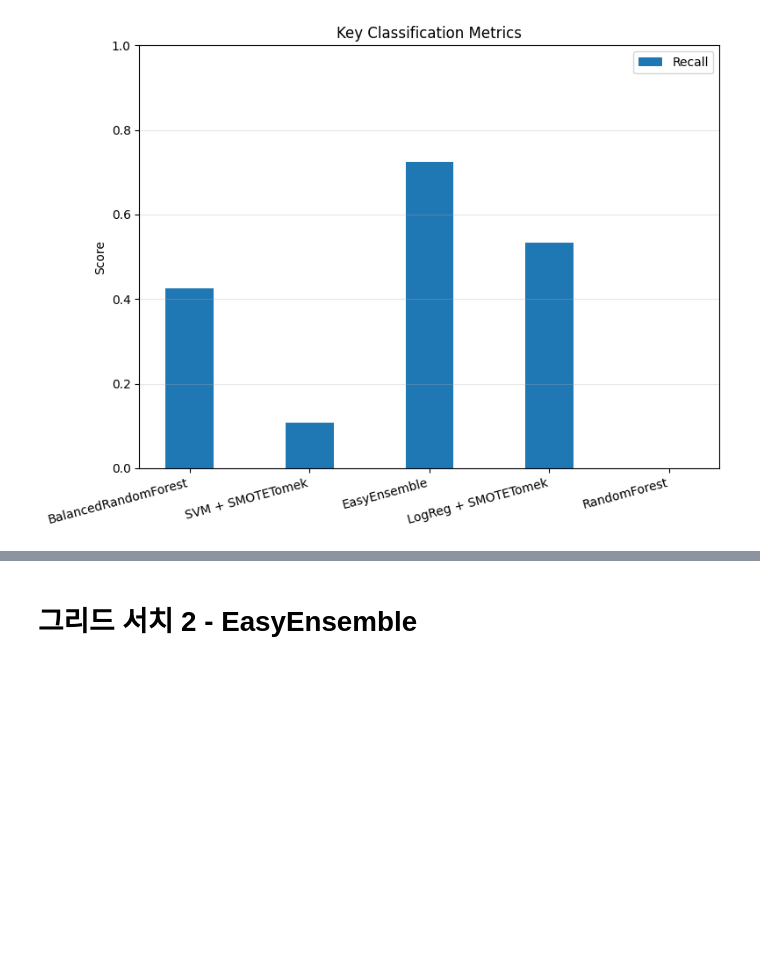
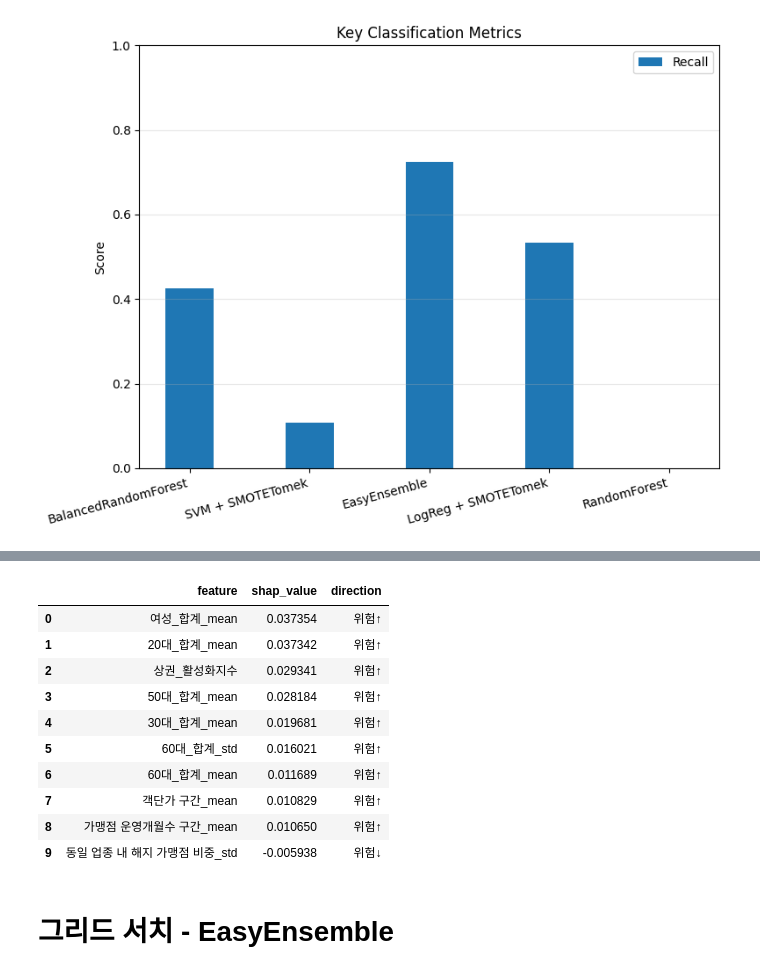
Before and after one commit to oneline47/DM_closure-prediction, a Jupyter notebook: src/statistical_feature_model.ipynb, the cells around one changed output, grey strips where cells are left out. Drawn from its saved outputs; the diff is of its cells as text; code cells hidden in the pictures; blank space fills up the shorter version.

```diff
--- a/src/statistical_feature_model.ipynb
+++ b/src/statistical_feature_model.ipynb
@@ -616,0 +553,5 @@ print("\nBest params dict:", best_brf_params)
+# %%
+'''
+모델이 어떤 scaler로 변환했는지, 어떤 분기 모델들이 있는지
+'''
+trained = out["trained"] # (scaler, model) 리스트
@@ -617,5 +571,50 @@ print("\nBest params dict:", best_brf_params)
+# %%
+# (1) background: SHAP 기준 데이터(샘플링)
+background = X_test.sample(200, random_state=42)
+
+# (2) 설명 대상 점포 선택(예: RiskScore 상위 1개)
+risk_scores = out["risk_score"]
+top_idx = np.argmax(risk_scores)
+x_explain = X_test.iloc[[top_idx]]  # DataFrame 형태 유지(중요)
+
+# (3) Explainer (model-agnostic)
+explainer = shap.Explainer(
+    lambda X: predict_proba_ensemble(pd.DataFrame(X, columns=X_test.columns), trained),
+    background
+)
+
+# (4) SHAP 값 계산 (단일 점포)
+shap_values = explainer(x_explain)
+# %%
+# shap_values.values: (1, n_features) 또는 (n_features,) 환경에 따라 다를 수 있어 flatten 처리
+sv = np.array(shap_values.values).reshape(-1)
+feat = np.array(X_test.columns)
+
+# 절대값 기준 Top 10
+top_n = 10
+top_idx = np.argsort(np.abs(sv))[::-1][:top_n]
+
+top_factors = pd.DataFrame({
+    "feature": feat[top_idx],
+    "shap_value": sv[top_idx],
+    "direction": np.where(sv[top_idx] >= 0, "위험↑", "위험↓")
+})
+
+top_factors
+# %% [output]
+|  | feature | shap_value | direction |
+| 0 | 여성_합계_mean | 0.037354 | 위험↑ |
+| 1 | 20대_합계_mean | 0.037342 | 위험↑ |
+| 2 | 상권_활성화지수 | 0.029341 | 위험↑ |
+| 3 | 50대_합계_mean | 0.028184 | 위험↑ |
+| 4 | 30대_합계_mean | 0.019681 | 위험↑ |
+| 5 | 60대_합계_std | 0.016021 | 위험↑ |
+| 6 | 60대_합계_mean | 0.011689 | 위험↑ |
+| 7 | 객단가 구간_mean | 0.010829 | 위험↑ |
+| 8 | 가맹점 운영개월수 구간_mean | 0.010650 | 위험↑ |
+| 9 | 동일 업종 내 해지 가맹점 비중_std | -0.005938 | 위험↓ |
 # %% [markdown]
-# 그리드 서치 2 - EasyEnsemble
+# 그리드 서치 - EasyEnsemble
 # %%
 param_grid = {
     "n_estimators": [50, 100, 200],        # 앙상블 개수
```
Also changed, not shown: parts of 16 cells of this notebook.
